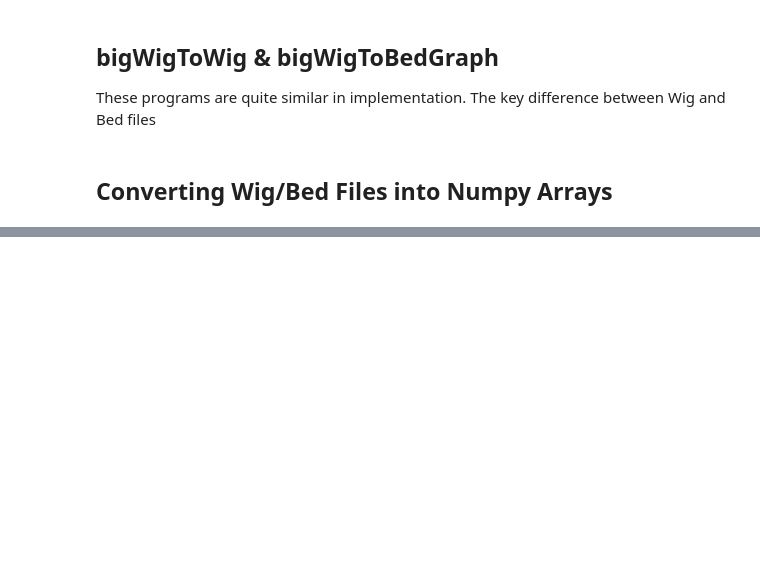
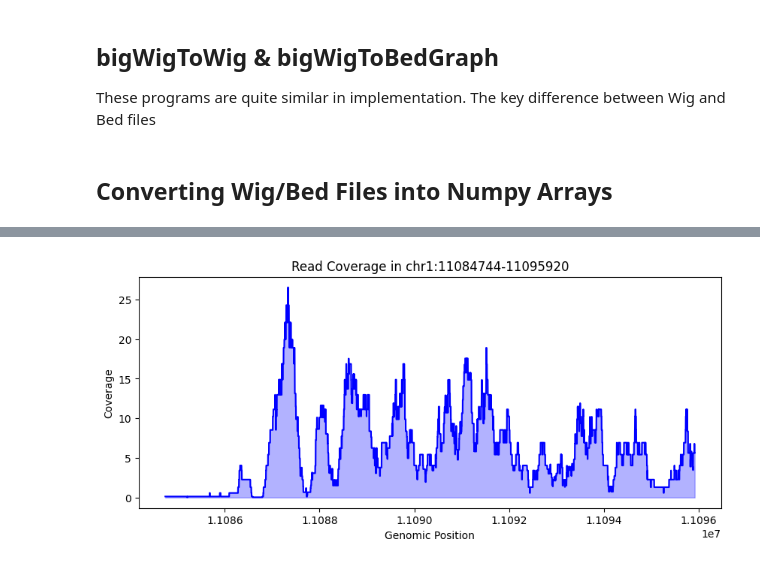
Before and after one commit to sn2023imperial/genomicsmarkdown, a Jupyter notebook: notebook_tutorials/Tutorial_1_bigWigs.ipynb, the cells around one changed output, grey strips where cells are left out. Drawn from its saved outputs; the diff is of its cells as text; code cells hidden in the pictures; blank space fills up the shorter version.

```diff
--- a/notebook_tutorials/Tutorial_1_bigWigs.ipynb
+++ b/notebook_tutorials/Tutorial_1_bigWigs.ipynb
@@ -120,24 +134,23 @@ import pyBigWig
 # %%
 bw = pyBigWig.open("https://www.encodeproject.org/files/ENCFF601VTB/@@download/ENCFF601VTB.bigWig")
 
-# Get values for specific intervals
+# Specify values for specific region
 chrom = "chr1"
 start = 11084744
-end = 11095920
+end = 11095920     # Same region of ENCFF601VTB we were exploring above
 
-# Get intervals in the specified region
+# Get values for the specified interval
+values = bw.values(chrom, start, end, numpy=True) # List containing one value for every base, converted to numpy array
+
+# Using .intervals
 intervals = bw.intervals(chrom, start, end)
 
+# Header
+header = bw.header()
 
-# Print the start position, end position, and value for each interval
-if intervals is not None:
-    for interval in intervals:
-        #print(f"Start: {interval[0]}, End: {interval[1]}, Value: {interval[2]}")
-        print(chrom, interval[0], interval[1], interval[2])
-
-else:
-    print("No intervals found in the specified region.")
-
+# Stats
+mean = bw.stats("chr1", 11084744, 11095920, type="mean")
+exactmean = bw.stats("chr1", 11084744, 11095920, type="mean", exact=True)
 
 # Close the BigWig file
 bw.close()
@@ -206,25 +209,11 @@ plt.show()
 # %%
-import matplotlib.pyplot as plt
-# Open a BigWig file
-bw = pyBigWig.open("https://www.encodeproject.org/files/ENCFF601VTB/@@download/ENCFF601VTB.bigWig")
-
-
-# Define the region
-chrom = "chr1"
-start = 11084744
-end = 11095920
-
-# Get values for the specified interval
-values = bw.values(chrom, start, end)
-
-# Close the BigWig file
-bw.close()
-
-# Plotting the data
+# Plotting the p-value data
 plt.figure(figsize=(10, 4))
 plt.plot(range(start, end), values, color='blue')
 plt.fill_between(range(start, end), values, color='blue', alpha=0.3)
 plt.title(f"Read Coverage in {chrom}:{start}-{end}")
 plt.xlabel("Genomic Position")
 plt.ylabel("Coverage")
 plt.show()
+# %% [output]
+[figure, added]
```
Also changed, not shown: parts of 28 cells of this notebook, 2 other files.
